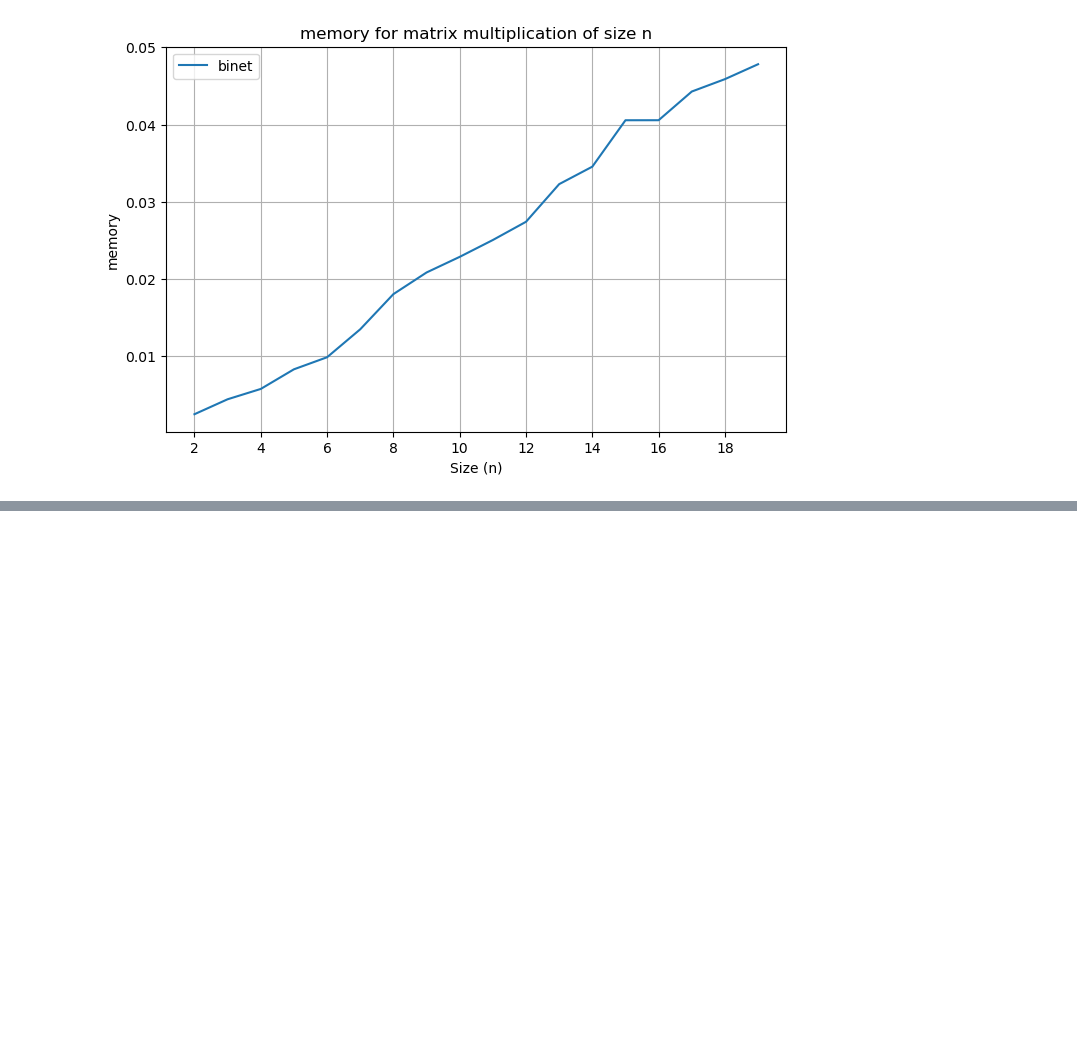
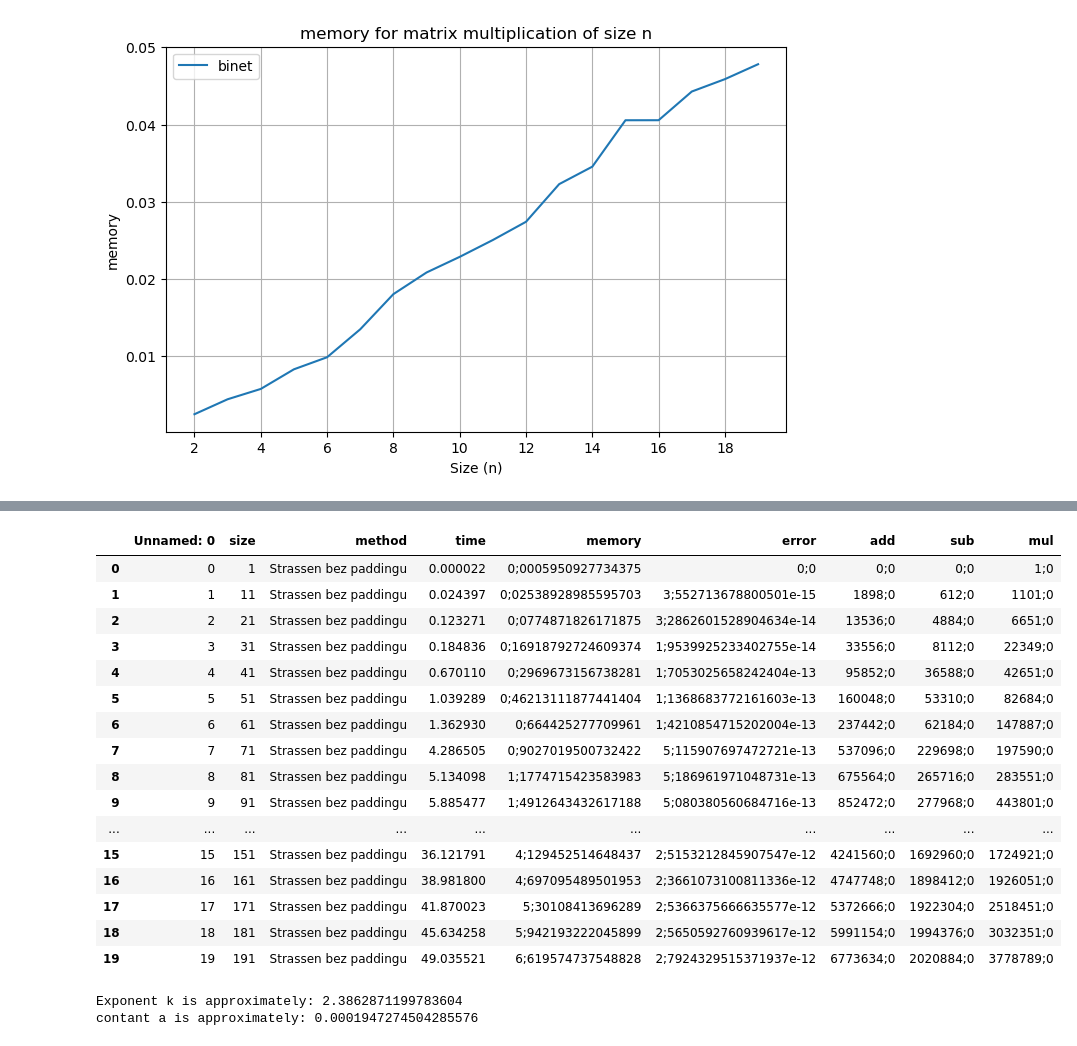
Before and after one commit to ozwonek/Algorytmy-Macierzowe, a Jupyter notebook: ZAD1/main.ipynb, the cells around one changed output, grey strips where cells are left out. Saved outputs shown, nothing was run; the diff lists cells and outputs as text; code cells hidden in the pictures; blank space fills up the shorter version.

```diff
--- a/ZAD1/main.ipynb
+++ b/ZAD1/main.ipynb
@@ -103,0 +148,27 @@ plot_metric(avg_df, 'memory')
+# %%
+stra_df = df.read_csv("stra.csv", sep=',')
+# %%
+stra_df
+# %% [output]
+|  | Unnamed: 0 | size | method | time | memory | error | add | sub | mul |
+| 0 | 0 | 1 | Strassen bez paddingu | 0.000022 | 0;0005950927734375 | 0;0 | 0;0 | 0;0 | 1;0 |
+| 1 | 1 | 11 | Strassen bez paddingu | 0.024397 | 0;02538928985595703 | 3;552713678800501e-15 | 1898;0 | 612;0 | 1101;0 |
+| 2 | 2 | 21 | Strassen bez paddingu | 0.123271 | 0;0774871826171875 | 3;2862601528904634e-14 | 13536;0 | 4884;0 | 6651;0 |
+| 3 | 3 | 31 | Strassen bez paddingu | 0.184836 | 0;16918792724609374 | 1;9539925233402755e-14 | 33556;0 | 8112;0 | 22349;0 |
+| 4 | 4 | 41 | Strassen bez paddingu | 0.670110 | 0;2969673156738281 | 1;7053025658242404e-13 | 95852;0 | 36588;0 | 42651;0 |
+| 5 | 5 | 51 | Strassen bez paddingu | 1.039289 | 0;46213111877441404 | 1;1368683772161603e-13 | 160048;0 | 53310;0 | 82684;0 |
+| 6 | 6 | 61 | Strassen bez paddingu | 1.362930 | 0;664425277709961 | 1;4210854715202004e-13 | 237442;0 | 62184;0 | 147887;0 |
+| 7 | 7 | 71 | Strassen bez paddingu | 4.286505 | 0;9027019500732422 | 5;115907697472721e-13 | 537096;0 | 229698;0 | 197590;0 |
+| 8 | 8 | 81 | Strassen bez paddingu | 5.134098 | 1;1774715423583983 | 5;186961971048731e-13 | 675564;0 | 265716;0 | 283551;0 |
+| 9 | 9 | 91 | Strassen bez paddingu | 5.885477 | 1;4912643432617188 | 5;080380560684716e-13 | 852472;0 | 277968;0 | 443801;0 |
+| ... | ... | ... | ... | ... | ... | ... | ... | ... | ... |
+| 15 | 15 | 151 | Strassen bez paddingu | 36.121791 | 4;129452514648437 | 2;5153212845907547e-12 | 4241560;0 | 1692960;0 | 1724921;0 |
+| 16 | 16 | 161 | Strassen bez paddingu | 38.981800 | 4;697095489501953 | 2;3661073100811336e-12 | 4747748;0 | 1898412;0 | 1926051;0 |
+| 17 | 17 | 171 | Strassen bez paddingu | 41.870023 | 5;30108413696289 | 2;5366375666635577e-12 | 5372666;0 | 1922304;0 | 2518451;0 |
+| 18 | 18 | 181 | Strassen bez paddingu | 45.634258 | 5;942193222045899 | 2;5650592760939617e-12 | 5991154;0 | 1994376;0 | 3032351;0 |
+| 19 | 19 | 191 | Strassen bez paddingu | 49.035521 | 6;619574737548828 | 2;7924329515371937e-12 | 6773634;0 | 2020884;0 | 3778789;0 |
+# %%
+a, k = fit_curve("size", "time", stra_df[stra_df["method"] == "Strassen bez paddingu"])
+# %% [output]
+Exponent k is approximately: 2.3862871199783604
+contant a is approximately: 0.0001947274504285576
```
Also changed, not shown: parts of 12 cells of this notebook, 5 other files.
